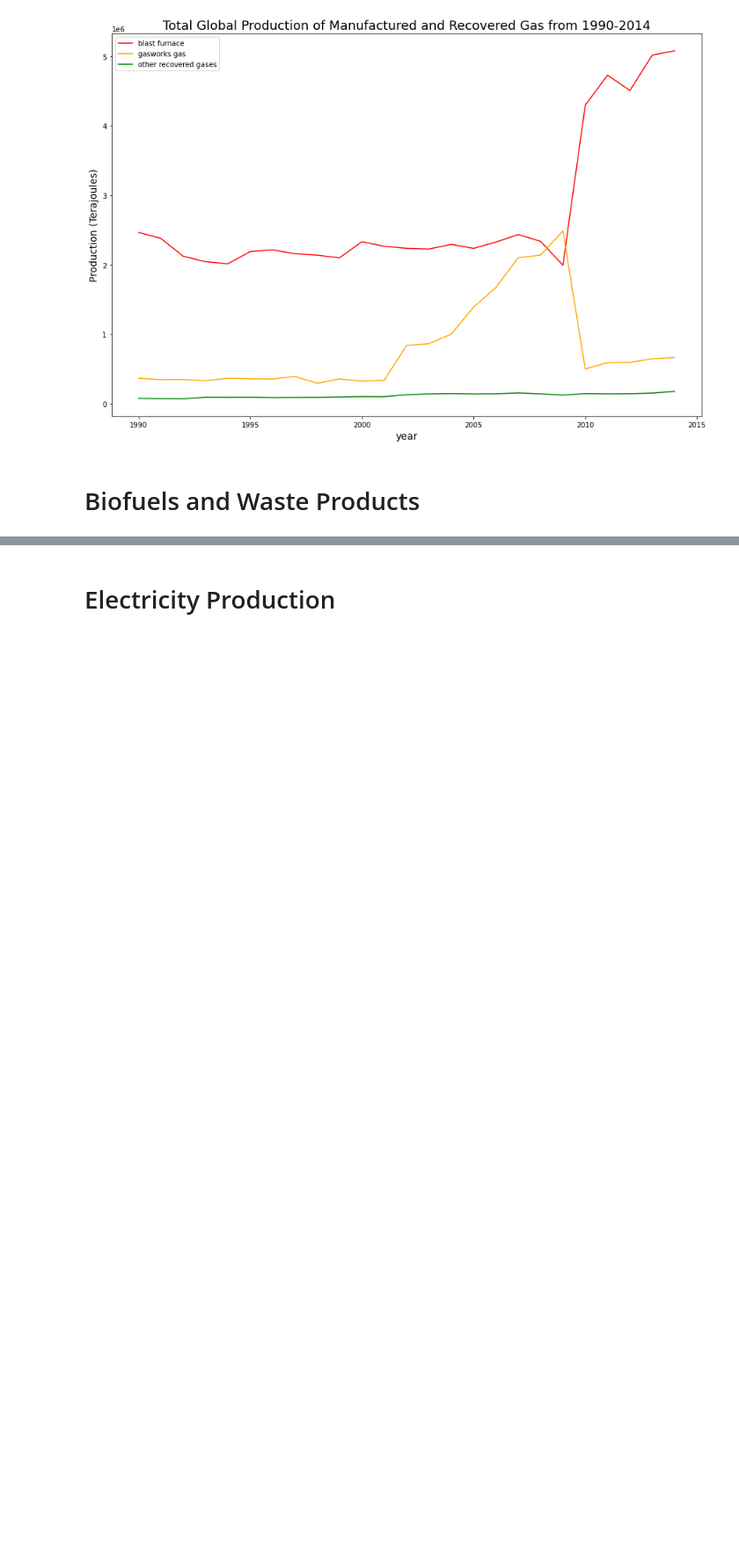
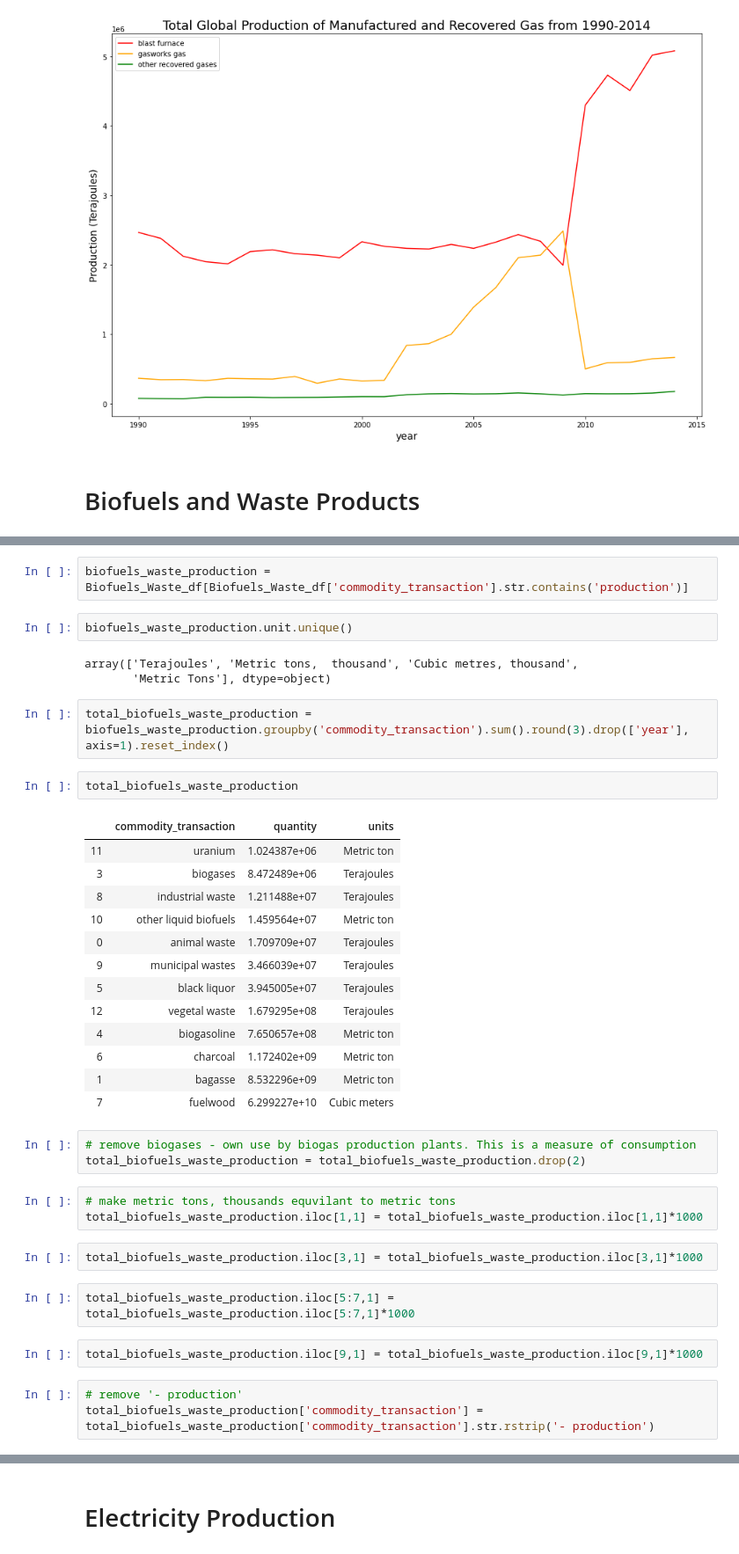
Before and after one commit to philipayazi/International-Energy-Statistics, a Jupyter notebook: International_Energy_Statistics.ipynb, the cells around one changed output, grey strips where cells are left out. Shown at 88% size. Saved outputs shown, nothing was run; the diff lists cells and outputs as text; blank space fills up the shorter version.

```diff
--- a/International_Energy_Statistics.ipynb
+++ b/International_Energy_Statistics.ipynb
@@ -665,0 +657,40 @@ Biofuels_Waste_df.head()
+# %%
+biofuels_waste_production = Biofuels_Waste_df[Biofuels_Waste_df['commodity_transaction'].str.contains('production')]
+# %%
+biofuels_waste_production.unit.unique()
+# %% [output]
+array(['Terajoules', 'Metric tons,  thousand', 'Cubic metres, thousand',
+       'Metric Tons'], dtype=object)
+# %%
+total_biofuels_waste_production = biofuels_waste_production.groupby('commodity_transaction').sum().round(3).drop(['year'], axis=1).reset_index()
+# %%
+total_biofuels_waste_production
+# %% [output]
+|  | commodity_transaction | quantity | units |
+| 11 | uranium | 1.024387e+06 | Metric ton |
+| 3 | biogases | 8.472489e+06 | Terajoules |
+| 8 | industrial waste | 1.211488e+07 | Terajoules |
+| 10 | other liquid biofuels | 1.459564e+07 | Metric ton |
+| 0 | animal waste | 1.709709e+07 | Terajoules |
+| 9 | municipal wastes | 3.466039e+07 | Terajoules |
+| 5 | black liquor | 3.945005e+07 | Terajoules |
+| 12 | vegetal waste | 1.679295e+08 | Terajoules |
+| 4 | biogasoline | 7.650657e+08 | Metric ton |
+| 6 | charcoal | 1.172402e+09 | Metric ton |
+| 1 | bagasse | 8.532296e+09 | Metric ton |
+| 7 | fuelwood | 6.299227e+10 | Cubic meters |
+# %%
+# remove biogases - own use by biogas production plants. This is a measure of consumption
+total_biofuels_waste_production = total_biofuels_waste_production.drop(2)
+# %%
+# make metric tons, thousands equvilant to metric tons
+total_biofuels_waste_production.iloc[1,1] = total_biofuels_waste_production.iloc[1,1]*1000
+# %%
+total_biofuels_waste_production.iloc[3,1] = total_biofuels_waste_production.iloc[3,1]*1000
+# %%
+total_biofuels_waste_production.iloc[5:7,1] = total_biofuels_waste_production.iloc[5:7,1]*1000
+# %%
+total_biofuels_waste_production.iloc[9,1] = total_biofuels_waste_production.iloc[9,1]*1000
+# %%
+# remove '- production'
+total_biofuels_waste_production['commodity_transaction'] = total_biofuels_waste_production['commodity_transaction'].str.rstrip('- production')
```
Also changed, not shown: parts of 7 cells of this notebook.
